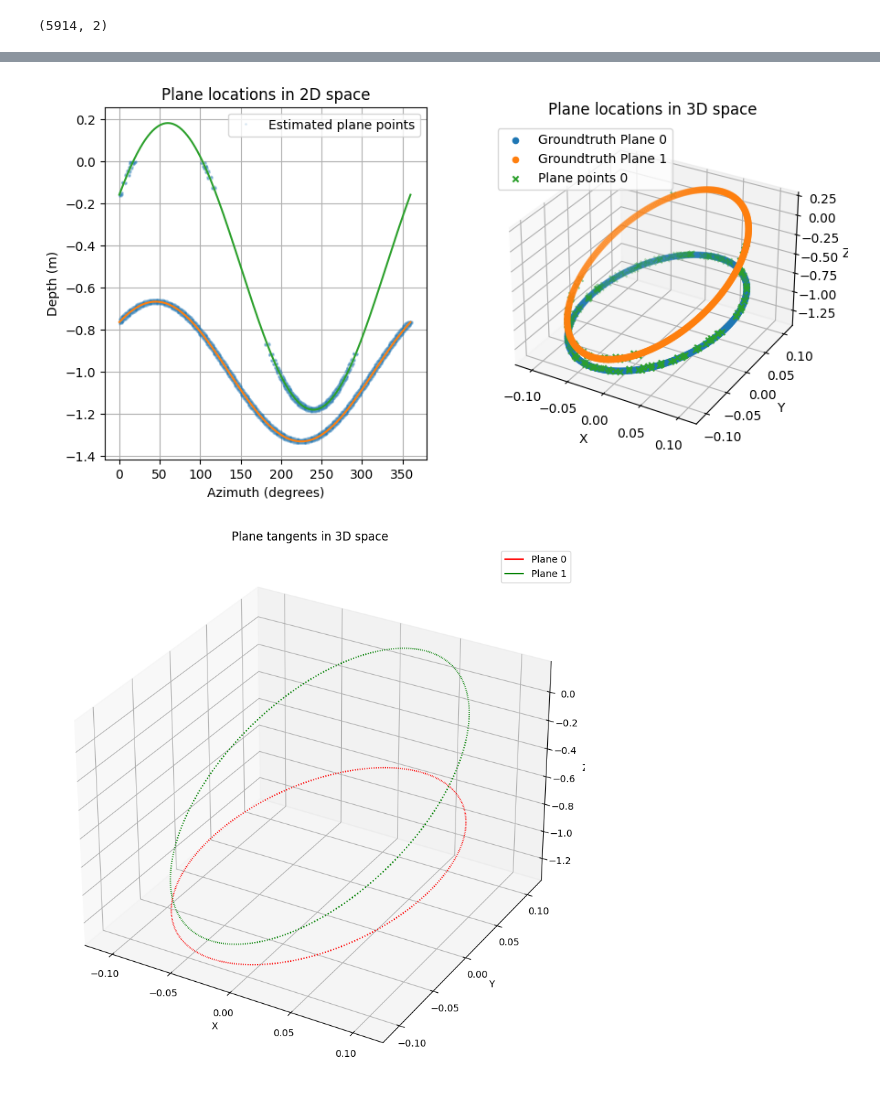
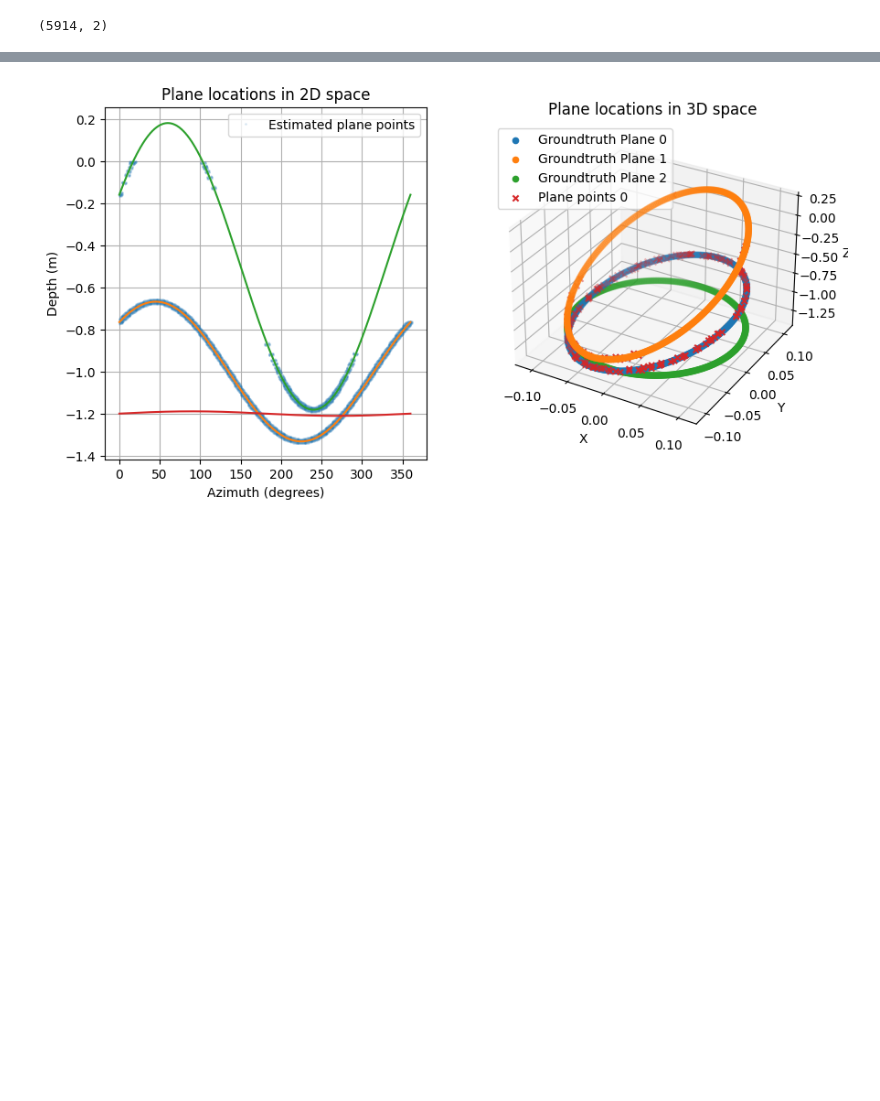
Before and after one commit to balthazarneveu/geosciences, a Jupyter notebook: TP_4/planes_synthesis.ipynb, the cells around one changed output, grey strips where cells are left out. Saved outputs shown, nothing was run; the diff lists cells and outputs as text; code cells hidden in the pictures; blank space fills up the shorter version.

```diff
--- a/TP_4/planes_synthesis.ipynb
+++ b/TP_4/planes_synthesis.ipynb
@@ -14,6 +14,7 @@ plane_angle = torch.tensor(
         # [torch.pi/4, torch.pi/4, 0.],
         [0.8*torch.pi/2., torch.pi/4, -1.],
         [0.9*torch.pi/2., torch.pi/3, -0.5],
+        [0.1, torch.pi/2, -1.2],
     ]
 )
 azimuth_coordinates_phi = azimuth_coordinates_phi.repeat(plane_angle.shape[0], 1)
@@ -223,35 +273,42 @@ for batch_index in range(p3D_gt.shape[0]):
     ax.scatter(x_coords, y_coords, z_coords, "o", label=f"Groundtruth Plane {batch_index}")
 for batch_index in range(p3D_est.shape[0]):
     p3D_est_dec = p3D_est[:,  ::decim, :]
     x_coords, y_coords, z_coords = p3D_est_dec[batch_index, :, 0], p3D_est_dec[batch_index, :, 1], p3D_est_dec[batch_index, :, 2]
     ax.scatter(x_coords, y_coords, z_coords, "+", label=f"Plane points {batch_index}", marker='x')
 ax.legend()
 ax.set_xlabel('X')
 ax.set_ylabel('Y')
 ax.set_zlabel('Z')
 ax.set_title('Plane locations in 3D space')
 plt.show()
 
 # ----------------- 3D quiver -----------------
 fig = plt.figure(figsize=(10, 10))
 ax = fig.add_subplot(111, projection='3d')
 colors = ['r', 'g', 'b', 'y']
 # Extract x, y, z coordinates for plotting
 t3d = (p3D_gt[..., 1:, :] - p3D_gt[..., :-1, :])/3.
 for batch_index in range(p3D_gt.shape[0]):
     x_coords, y_coords, z_coords = p3D_gt[batch_index, :-1, 0], p3D_gt[batch_index, :-1, 1], p3D_gt[batch_index, :-1, 2]
     tangent3d_x, tangent3d_y, tangent3d_z = t3d[batch_index, :, 0], t3d[batch_index, :, 1], t3d[batch_index, :, 2]
-    ax.quiver(x_coords, y_coords, z_coords, tangent3d_x, tangent3d_y, tangent3d_z,
+    factor = 50.
+    dec = 20
+    ax.scatter(
+        x_coords[::dec], y_coords[::dec], z_coords[::dec],
+        color=colors[batch_index%len(colors)],
+        label=f"Groundtruth Plane tangents {batch_index}")
+    ax.quiver(x_coords[::dec], y_coords[::dec], z_coords[::dec],
+              factor*tangent3d_x[::dec], factor*tangent3d_y[::dec], factor*tangent3d_z[::dec],
               color=colors[batch_index%len(colors)],
-              arrow_length_ratio=0.2,
+              arrow_length_ratio=0.1,
+            #   arrow
               label=f"Plane {batch_index}")
 ax.set_xlabel('X')
 ax.set_ylabel('Y')
 ax.set_zlabel('Z')
 plt.legend()
 ax.set_title('Plane tangents in 3D space')
 plt.show()
 # %% [output]
-[figure, old version]
+[figure, new version]
-[figure, removed]
 # %%
```
Also changed, not shown: parts of 17 cells of this notebook, 1 other file.
